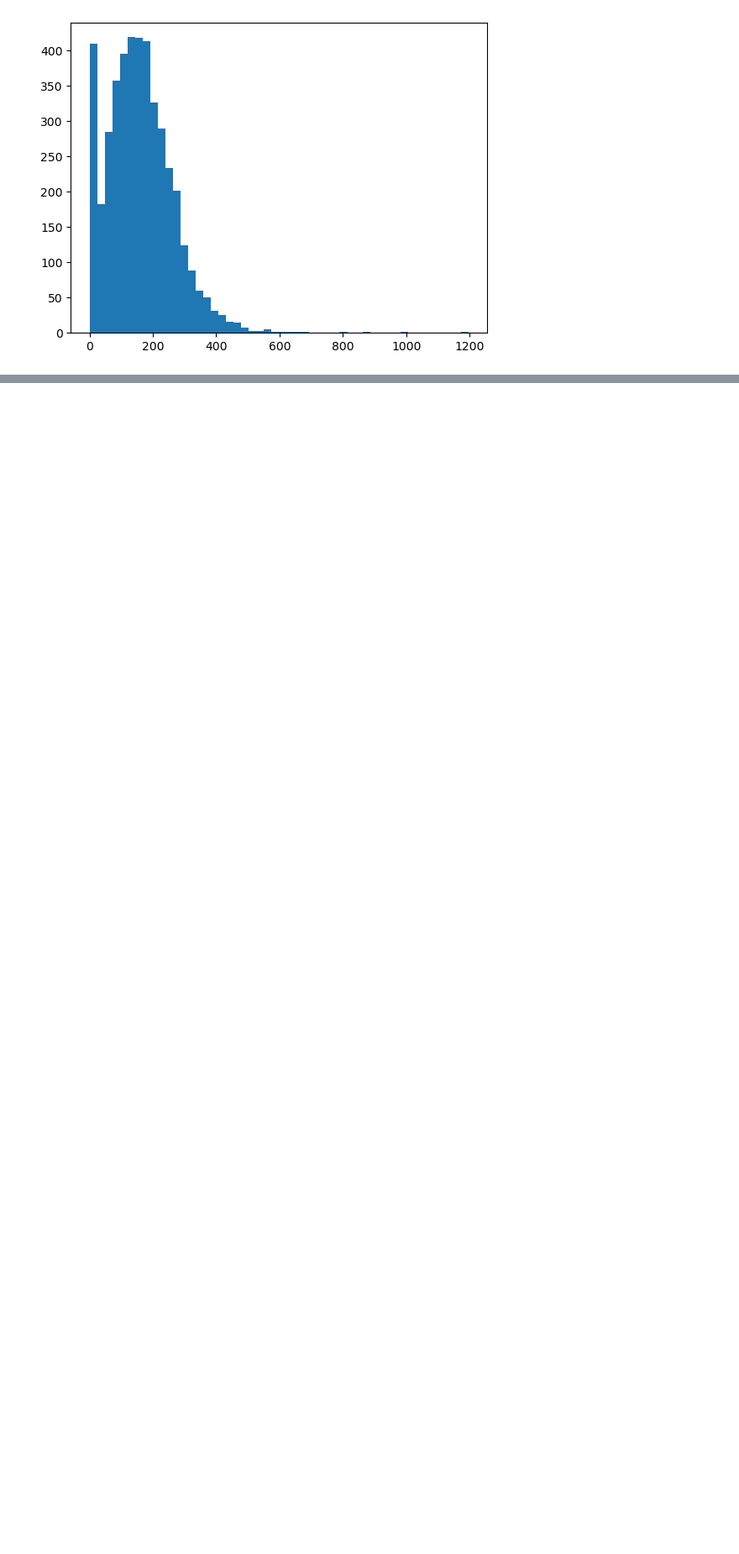
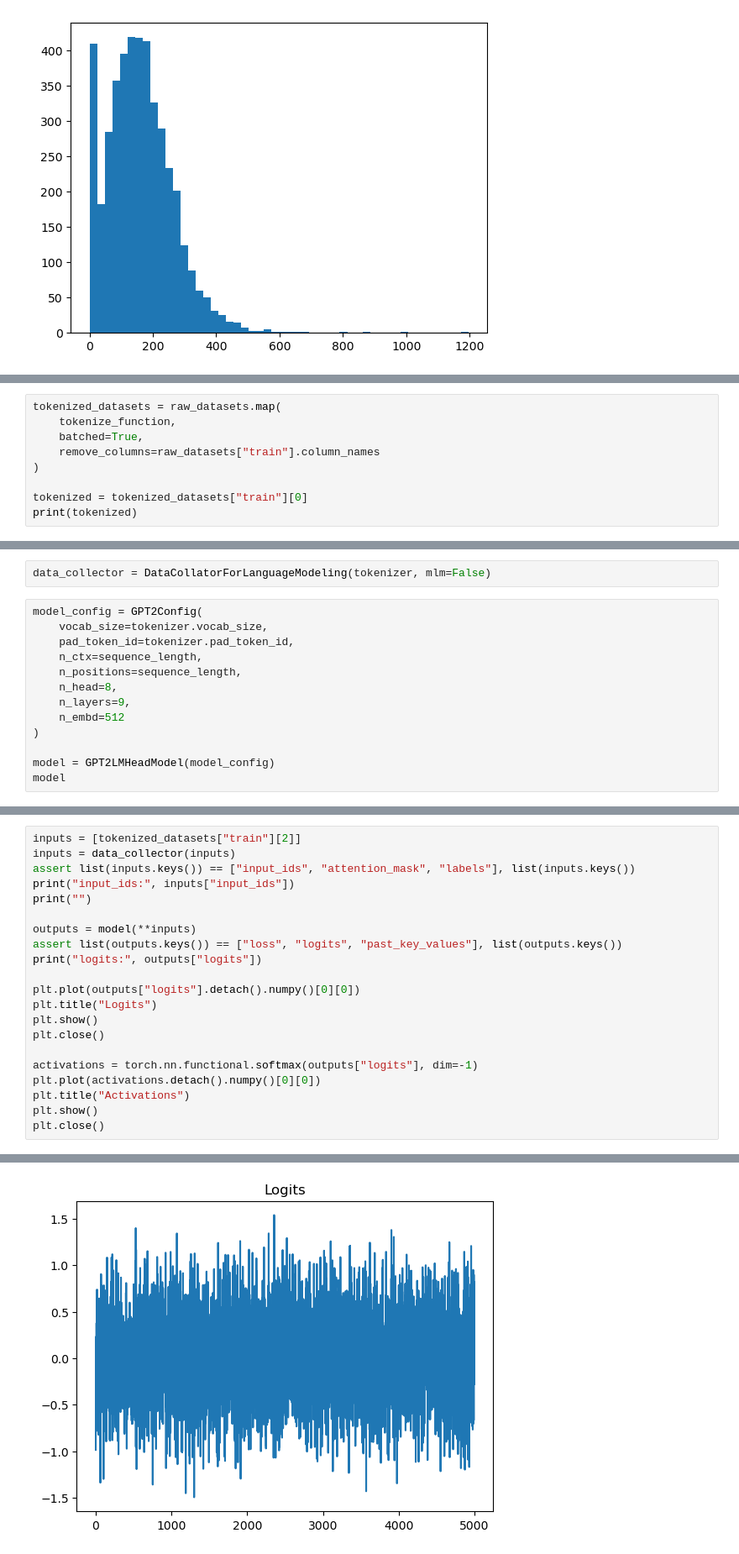
Before and after one commit to dnanad/dsr32, a Jupyter notebook: 12NLP_Transfer_Learning/DSR_Batch_32_GPT2.ipynb, the cells around one changed output, grey strips where cells are left out. Shown at 84% size. Saved outputs shown, nothing was run; the diff lists cells and outputs as text; blank space fills up the shorter version.

Commit message:
model compilation

```diff
--- a/12NLP_Transfer_Learning/DSR_Batch_32_GPT2.ipynb
+++ b/12NLP_Transfer_Learning/DSR_Batch_32_GPT2.ipynb
@@ -166,0 +172,9 @@ print(tokenized)
+# %%
+tokenized_datasets = raw_datasets.map(
+    tokenize_function,
+    batched=True,
+    remove_columns=raw_datasets["train"].column_names
+)
+
+tokenized = tokenized_datasets["train"][0]
+print(tokenized)
@@ -166,0 +183,15 @@ print(tokenized)
+# %%
+data_collector = DataCollatorForLanguageModeling(tokenizer, mlm=False)
+# %%
+model_config = GPT2Config(
+    vocab_size=tokenizer.vocab_size,
+    pad_token_id=tokenizer.pad_token_id,
+    n_ctx=sequence_length,
+    n_positions=sequence_length,
+    n_head=8,
+    n_layers=9,
+    n_embd=512
+)
+
+model = GPT2LMHeadModel(model_config)
+model
@@ -166,0 +216,22 @@ print(tokenized)
+# %%
+inputs = [tokenized_datasets["train"][2]]
+inputs = data_collector(inputs)
+assert list(inputs.keys()) == ["input_ids", "attention_mask", "labels"], list(inputs.keys())
+print("input_ids:", inputs["input_ids"])
+print("")
+
+outputs = model(**inputs)
+assert list(outputs.keys()) == ["loss", "logits", "past_key_values"], list(outputs.keys())
+print("logits:", outputs["logits"])
+
+plt.plot(outputs["logits"].detach().numpy()[0][0])
+plt.title("Logits")
+plt.show()
+plt.close()
+
+activations = torch.nn.functional.softmax(outputs["logits"], dim=-1)
+plt.plot(activations.detach().numpy()[0][0])
+plt.title("Activations")
+plt.show()
+plt.close()
+# %% [output]
@@ -166,0 +256 @@ print(tokenized)
+[figure, added]
```
Also changed, not shown: parts of 10 cells of this notebook, 1 other file.
